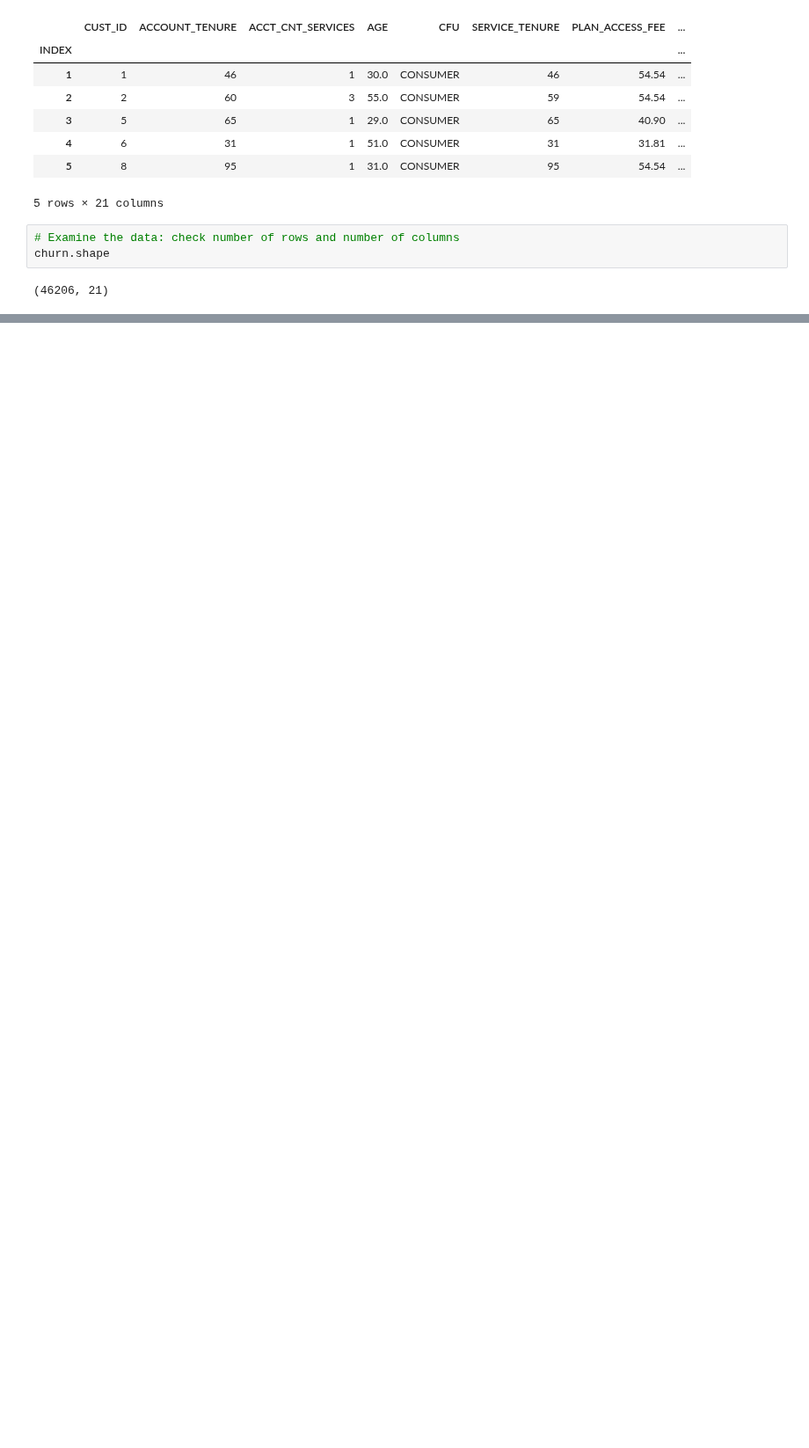
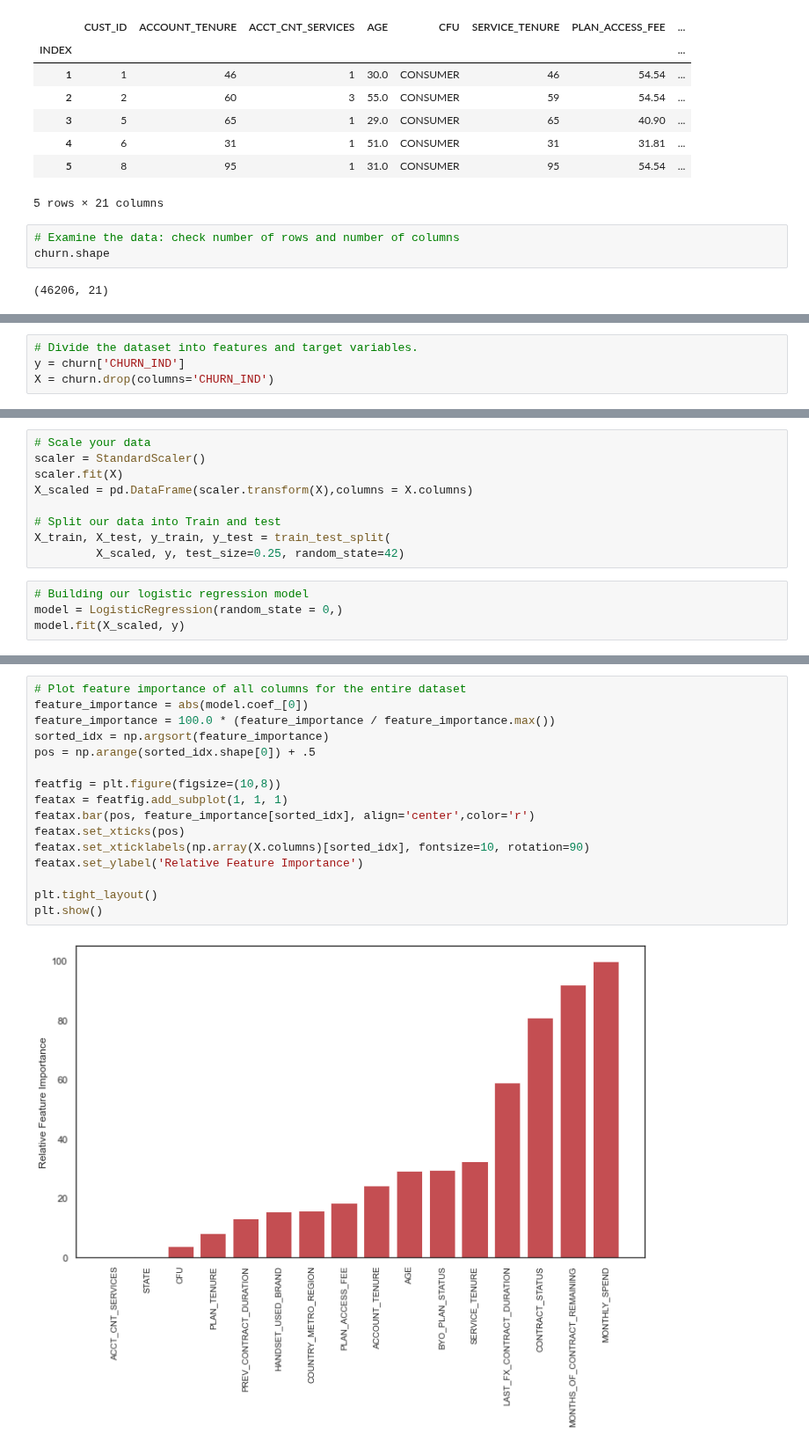
Before and after one commit to MQCOMP2200-S2-2021/data-science-portfolio-avagardiner, a Jupyter notebook: Portfolio 3.ipynb, the cells around one changed output, grey strips where cells are left out. Shown at 88% size. Saved outputs shown, nothing was run; the diff lists cells and outputs as text; blank space fills up the shorter version.

```diff
--- a/Portfolio 3.ipynb
+++ b/Portfolio 3.ipynb
@@ -215,0 +140,4 @@ From the above plots it can be seen:
+# %%
+# Divide the dataset into features and target variables.
+y = churn['CHURN_IND']
+X = churn.drop(columns='CHURN_IND')
@@ -215,0 +152,13 @@ From the above plots it can be seen:
+# %%
+# Scale your data
+scaler = StandardScaler()
+scaler.fit(X)
+X_scaled = pd.DataFrame(scaler.transform(X),columns = X.columns)
+
+# Split our data into Train and test
+X_train, X_test, y_train, y_test = train_test_split(
+         X_scaled, y, test_size=0.25, random_state=42)
+# %%
+# Building our logistic regression model
+model = LogisticRegression(random_state = 0,)
+model.fit(X_scaled, y)
@@ -215,0 +167,18 @@ From the above plots it can be seen:
+# %%
+# Plot feature importance of all columns for the entire dataset
+feature_importance = abs(model.coef_[0])
+feature_importance = 100.0 * (feature_importance / feature_importance.max())
+sorted_idx = np.argsort(feature_importance)
+pos = np.arange(sorted_idx.shape[0]) + .5
+
+featfig = plt.figure(figsize=(10,8))
+featax = featfig.add_subplot(1, 1, 1)
+featax.bar(pos, feature_importance[sorted_idx], align='center',color='r')
+featax.set_xticks(pos)
+featax.set_xticklabels(np.array(X.columns)[sorted_idx], fontsize=10, rotation=90)
+featax.set_ylabel('Relative Feature Importance')
+
+plt.tight_layout()
+plt.show()
+# %% [output]
+[figure, added]
```
Also changed, not shown: parts of 36 cells of this notebook, 2 other files.
